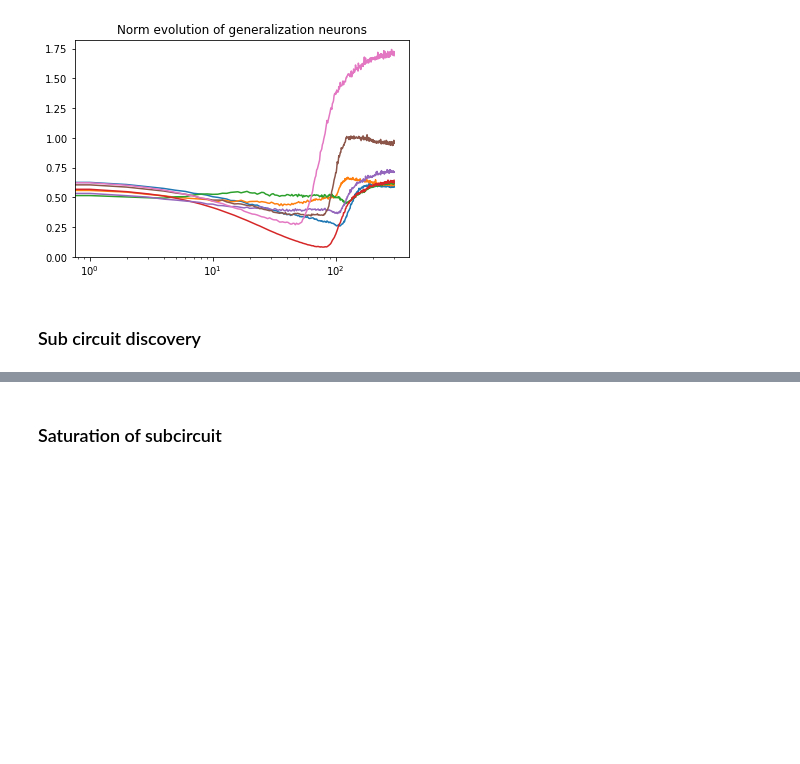
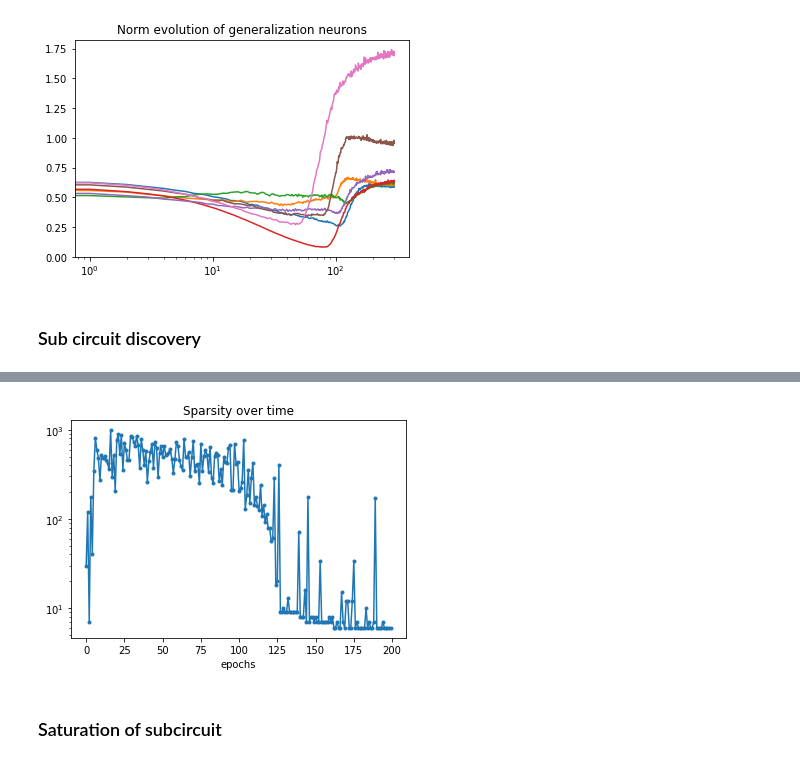
Before and after one commit to yurigalindo/grok, a Jupyter notebook: parity.ipynb, the cells around one changed output, grey strips where cells are left out. Saved outputs shown, nothing was run; the diff lists cells and outputs as text; code cells hidden in the pictures; blank space fills up the shorter version.

```diff
--- a/parity.ipynb
+++ b/parity.ipynb
@@ -267,0 +289,9 @@ Model in epoch 25 has 711 active neurons
+# %%
+plt.plot(sparsity, '.-')
+plt.xlabel('epochs')
+plt.yscale('log')
+plt.title('Sparsity over time')
+plt.savefig('sparsity_over_time.pdf')
+plt.show()
+# %% [output]
+[figure, added]
```
Also changed, not shown: parts of 5 cells of this notebook.
